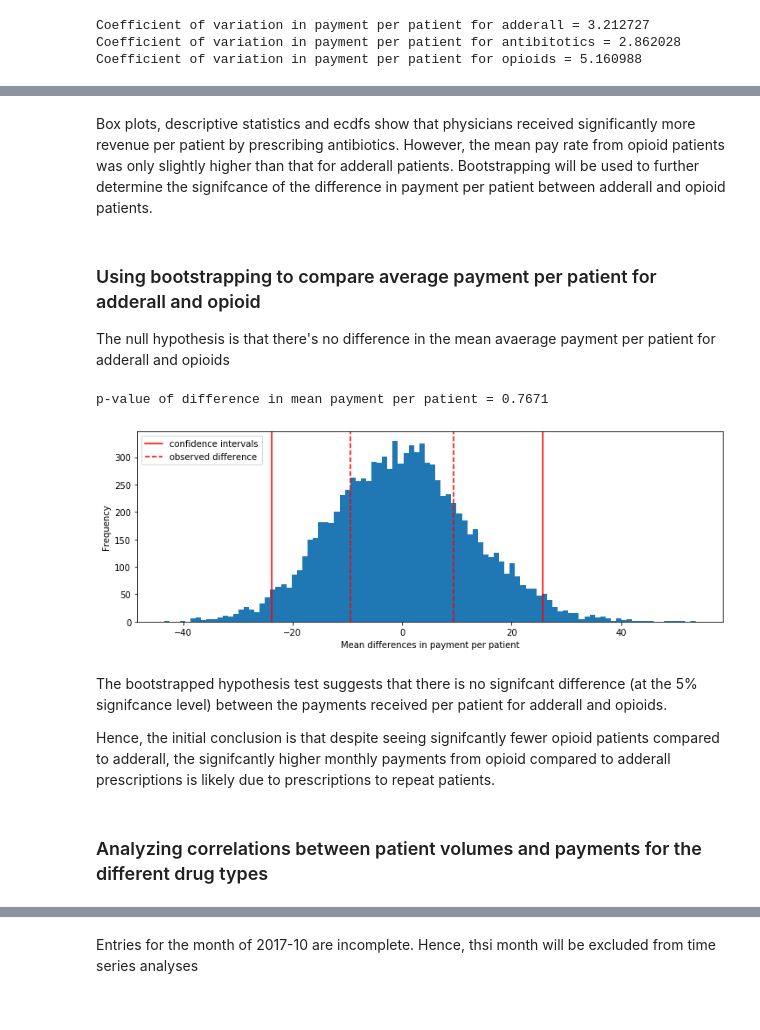
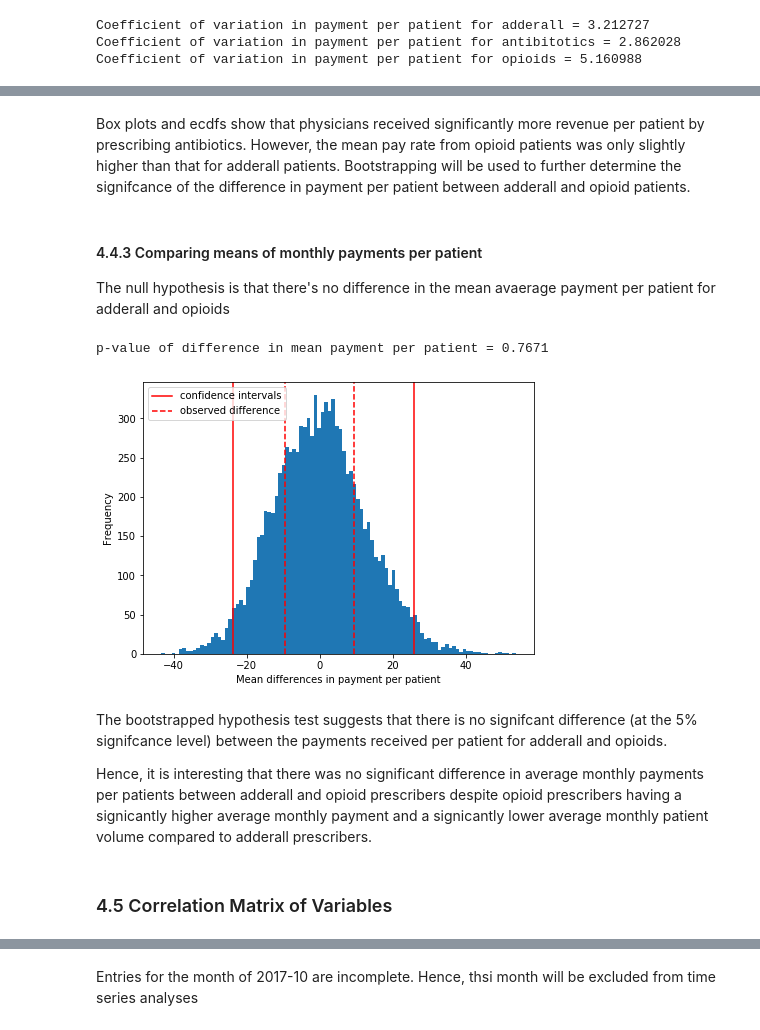
Before and after one commit to nwugocc/Capstone-Project-1, a Jupyter notebook: capstone_1_milestone_report.ipynb, the cells around one changed output, grey strips where cells are left out. Drawn from its saved outputs; the diff is of its cells as text; code cells hidden in the pictures.

```diff
--- a/capstone_1_milestone_report.ipynb
+++ b/capstone_1_milestone_report.ipynb
@@ -12,5 +53,8 @@ https://raw.githubusercontent.com/nwugocc/Capstone-Project-1/master/data/data1.t
 # %%
-df1 = pd.read_csv('data/data1.txt', index_col='yrmo', parse_dates=True).sort_index()
+# Importing the dataset
+filepath = 'https://raw.githubusercontent.com/nwugocc/Capstone-Project-1/master/data/data1.txt'
+file = 'data/data1.txt'
+df1 = pd.read_csv(filepath, index_col='yrmo', parse_dates=True).sort_index()
 df1.index.name = 'Date'
 df1.shape
 # %% [output]
@@ -157,11 +206,11 @@ The suggested methos to replace the _zero_ entry is using linear regression of m
 # %%
 # Calculating correlation coefficenr of physicianid ''wwyJwO6CL1dqIooh' patient volumes and payments
-physid_wwy = df2[df2['physicianid'] == 'wwyJwO6CL1dqIooh'][['opioidpatients','opioidpayments']]
+physid_wwy = df2.loc[(df2.physicianid == 'wwyJwO6CL1dqIooh'),['opioidpatients','opioidpayments']]
 wwy_r = np.corrcoef(physid_wwy.opioidpayments, physid_wwy.opioidpatients)
 print('Pearson correlation coefficent =',wwy_r[0,1])
 
 # Regression plot of patient volumes and payments for physicianid 'wwyJwO6CL1dqIooh'
-physid_wwy = df2[df2['physicianid'] == 'wwyJwO6CL1dqIooh'][['opioidpatients','opioidpayments']]
+physid_wwy = df2.loc[df2.physicianid == 'wwyJwO6CL1dqIooh'][['opioidpatients','opioidpayments']]
 phys_ww = physid_wwy.copy()
 phys_ww['opioidpayments'] = phys_ww['opioidpayments'] / 1000
 sns.lmplot(x='opioidpayments', y='opioidpatients', data=phys_ww)
@@ -462,7 +533,7 @@ plt.legend(('adderall','antibiotics','opioids'), loc='lower right');
 # %% [markdown]
-Box plots, descriptive statistics and ecdfs show that physicians received significantly more revenue per patient by prescribing antibiotics. However, the mean pay rate from opioid patients was only slightly higher than that for adderall patients. Bootstrapping will be used to further determine the signifcance of the difference in payment per patient between adderall and opioid patients.
+Box plots and ecdfs show that physicians received significantly more revenue per patient by prescribing antibiotics. However, the mean pay rate from opioid patients was only slightly higher than that for adderall patients. Bootstrapping will be used to further determine the signifcance of the difference in payment per patient between adderall and opioid patients.
 # %% [markdown]
-### Using bootstrapping to compare average payment per patient for adderall and opioid
+#### 4.4.3	Comparing means of monthly payments per patient
 The null hypothesis is that there's no difference in the mean avaerage payment per patient for adderall and opioids
 # %%
 np.random.seed(47)
@@ -494,28 +565,28 @@ conf_int_lower = np.percentile(bs_payrate_replicates, 2.5)
 conf_int_upper = np.percentile(bs_payrate_replicates, 97.5)
 # %%
 # Plotting histograms of mean difference replicates
-plt.figure(figsize=(12,4))
+plt.figure(figsize=(7,5))
 plt.hist(bs_payrate_replicates, bins=100)
 plt.axvline(conf_int_lower, color='red', label='confidence intervals')
 plt.axvline(conf_int_upper, color='red')
 plt.axvline(payrate_diff, color='red', ls='--', label='observed difference')
 plt.axvline(-payrate_diff, color='red', ls='--')
 plt.xlabel('Mean differences in payment per patient')
 plt.legend(loc='upper left')
 plt.ylabel('Frequency');
 
 # Computing p-value
 p = np.mean(bs_payrate_replicates >= payrate_diff)
 #p_ = np.sum(bs_payrate_replicates >= payrate_diff) / len(bs_payrate_replicates)
 
 print('p-value of difference in mean payment per patient =',p)
 # %% [output]
 p-value of difference in mean payment per patient = 0.7671
-[figure, old version]
+[figure, new version]
 # %% [markdown]
 The bootstrapped hypothesis test suggests that there is no signifcant difference (at the 5% signifcance level) between the payments received per patient for adderall and opioids.
 
-Hence, the initial conclusion is that despite seeing signifcantly fewer opioid patients compared to adderall, the signifcantly higher monthly payments from opioid compared to adderall prescriptions is likely due to prescriptions to repeat patients.
+Hence, it is interesting that there was no significant difference in average monthly payments per patients between adderall and opioid prescribers despite opioid prescribers having a signicantly higher average monthly payment and a signicantly lower average monthly patient volume compared to adderall prescribers.
-# %% [markdown]
-### Analyzing correlations between patient volumes and payments for the different drug types
+# %% [markdown]
+### 4.5	Correlation Matrix of Variables
 # %%
```
Also changed, not shown: parts of 105 cells of this notebook.
